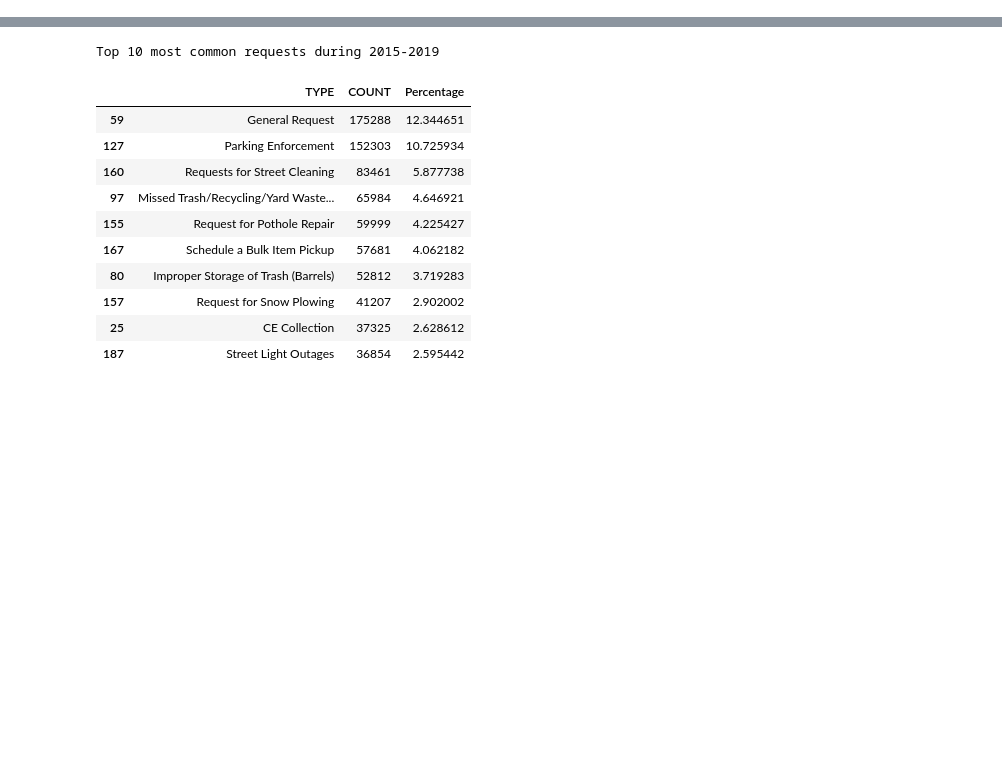
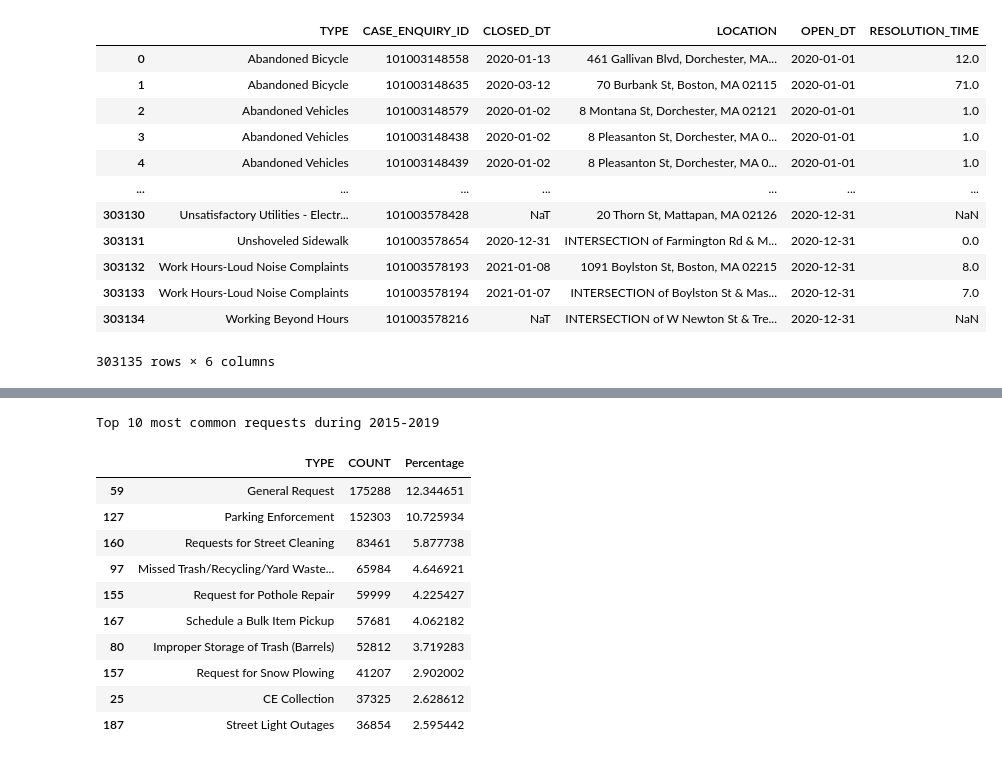
Before and after one commit to Cap10nem0/2021Fall_finals, a Jupyter notebook: 311_requests.ipynb, the cells around one changed output, grey strips where cells are left out. Drawn from its saved outputs; the diff is of its cells as text; code cells hidden in the pictures; blank space fills up the shorter version.

```diff
--- a/311_requests.ipynb
+++ b/311_requests.ipynb
@@ -41,0 +54,16 @@ post_covid_records['OPEN_YEAR'] = post_covid_records['OPEN_DT'].apply(lambda ent
+# %%
+resolution_time(post_covid_records)[['TYPE', 'CASE_ENQUIRY_ID', 'CLOSED_DT', 'LOCATION', 'OPEN_DT', 'RESOLUTION_TIME']]
+# %% [output]
+|  | TYPE | CASE_ENQUIRY_ID | CLOSED_DT | LOCATION | OPEN_DT | RESOLUTION_TIME |
+| 0 | Abandoned Bicycle | 101003148558 | 2020-01-13 | 461 Gallivan Blvd, Dorchester, MA... | 2020-01-01 | 12.0 |
+| 1 | Abandoned Bicycle | 101003148635 | 2020-03-12 | 70 Burbank St, Boston, MA 02115 | 2020-01-01 | 71.0 |
+| 2 | Abandoned Vehicles | 101003148579 | 2020-01-02 | 8 Montana St, Dorchester, MA 02121 | 2020-01-01 | 1.0 |
+| 3 | Abandoned Vehicles | 101003148438 | 2020-01-02 | 8 Pleasanton St, Dorchester, MA 0... | 2020-01-01 | 1.0 |
+| 4 | Abandoned Vehicles | 101003148439 | 2020-01-02 | 8 Pleasanton St, Dorchester, MA 0... | 2020-01-01 | 1.0 |
+| ... | ... | ... | ... | ... | ... | ... |
+| 303130 | Unsatisfactory Utilities - Electr... | 101003578428 | NaT | 20 Thorn St, Mattapan, MA 02126 | 2020-12-31 | NaN |
+| 303131 | Unshoveled Sidewalk | 101003578654 | 2020-12-31 | INTERSECTION of Farmington Rd & M... | 2020-12-31 | 0.0 |
+| 303132 | Work Hours-Loud Noise Complaints | 101003578193 | 2021-01-08 | 1091 Boylston St, Boston, MA 02215 | 2020-12-31 | 8.0 |
+| 303133 | Work Hours-Loud Noise Complaints | 101003578194 | 2021-01-07 | INTERSECTION of Boylston St & Mas... | 2020-12-31 | 7.0 |
+| 303134 | Working Beyond Hours | 101003578216 | NaT | INTERSECTION of W Newton St & Tre... | 2020-12-31 | NaN |
+303135 rows × 6 columns
```
Also changed, not shown: parts of 17 cells of this notebook.
